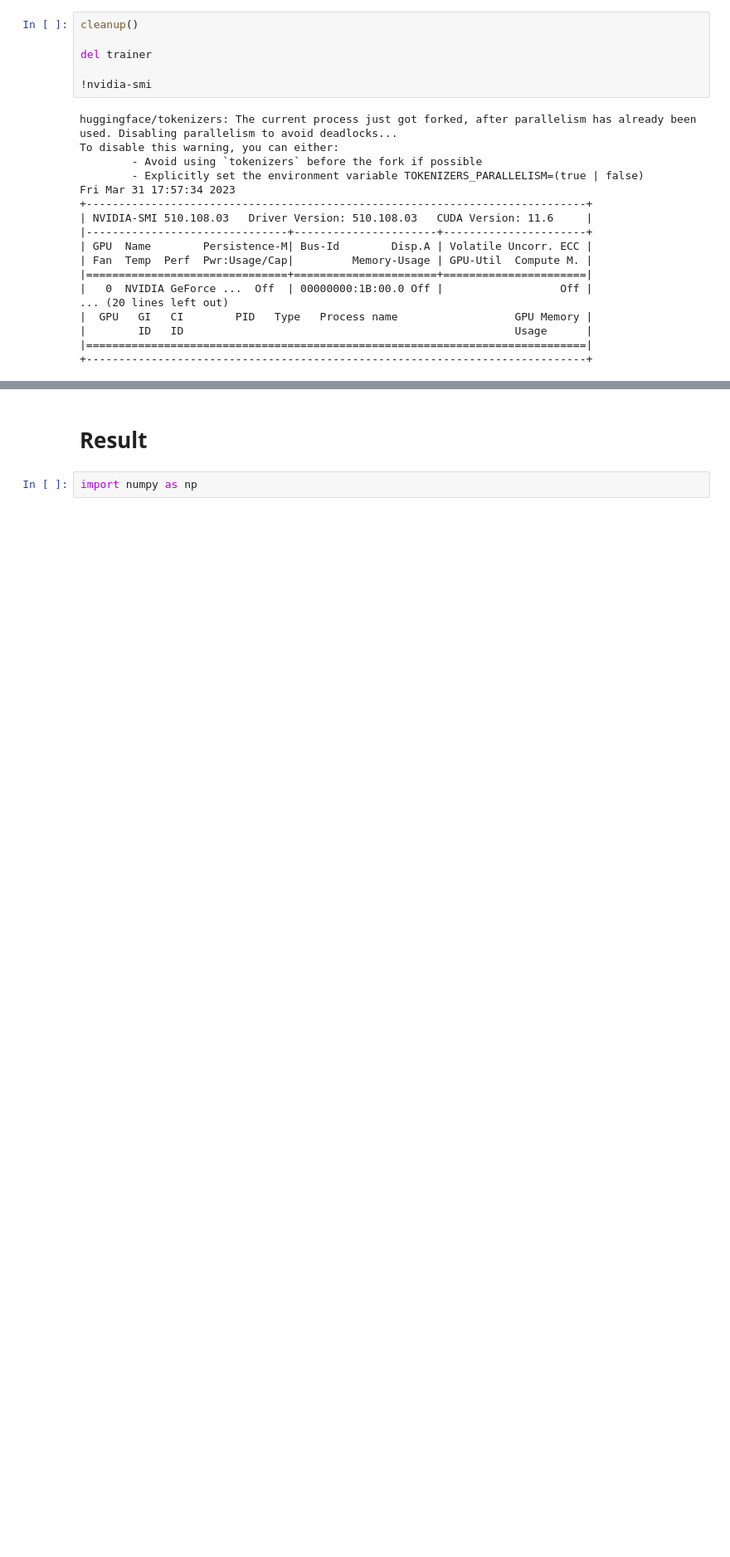
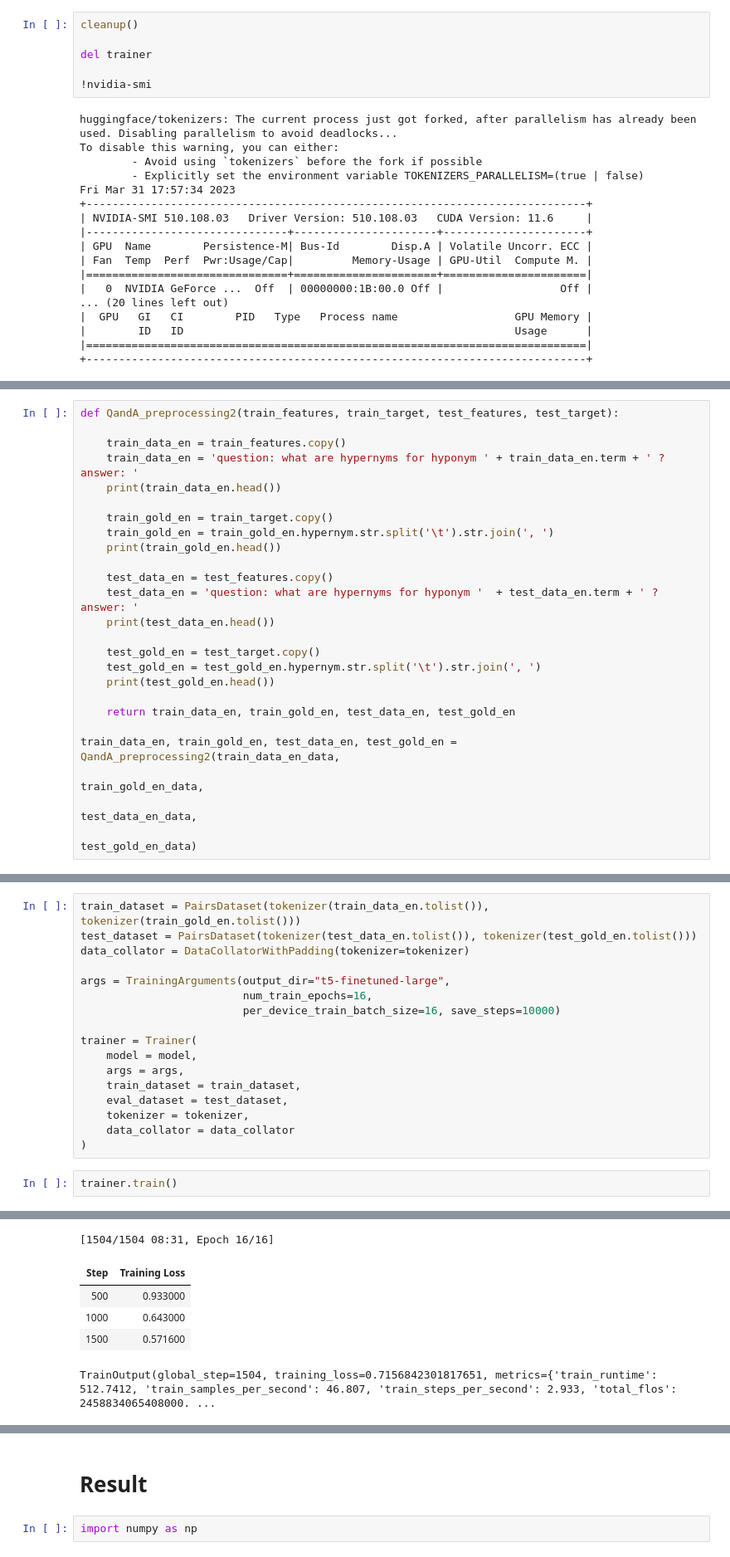
Before and after one commit to JuliaKudryavtseva/nlp, a Jupyter notebook: prefix/different_prefix.ipynb, the cells around one changed output, grey strips where cells are left out. Shown at 83% size. Saved outputs shown, nothing was run; the diff lists cells and outputs as text; blank space fills up the shorter version.

```diff
--- a/prefix/different_prefix.ipynb
+++ b/prefix/different_prefix.ipynb
@@ -797,0 +759,25 @@ Fri Mar 31 17:57:34 2023
+# %%
+def QandA_preprocessing2(train_features, train_target, test_features, test_target):
+
+    train_data_en = train_features.copy()
+    train_data_en = 'question: what are hypernyms for hyponym ' + train_data_en.term + ' ? answer: '
+    print(train_data_en.head())
+
+    train_gold_en = train_target.copy()
+    train_gold_en = train_gold_en.hypernym.str.split('\t').str.join(', ')
+    print(train_gold_en.head())
+
+    test_data_en = test_features.copy()
+    test_data_en = 'question: what are hypernyms for hyponym '  + test_data_en.term + ' ? answer: '
+    print(test_data_en.head())
+
+    test_gold_en = test_target.copy()
+    test_gold_en = test_gold_en.hypernym.str.split('\t').str.join(', ')
+    print(test_gold_en.head())
+
+    return train_data_en, train_gold_en, test_data_en, test_gold_en
+
+train_data_en, train_gold_en, test_data_en, test_gold_en = QandA_preprocessing2(train_data_en_data,
+                                                                                 train_gold_en_data,
+                                                                                 test_data_en_data,
+                                                                                 test_gold_en_data)
@@ -797,0 +802,20 @@ Fri Mar 31 17:57:34 2023
+# %%
+train_dataset = PairsDataset(tokenizer(train_data_en.tolist()), tokenizer(train_gold_en.tolist()))
+test_dataset = PairsDataset(tokenizer(test_data_en.tolist()), tokenizer(test_gold_en.tolist()))
+data_collator = DataCollatorWithPadding(tokenizer=tokenizer)
+
+args = TrainingArguments(output_dir="t5-finetuned-large",
+                         num_train_epochs=16,
+                         per_device_train_batch_size=16, save_steps=10000)
+
+trainer = Trainer(
+    model = model,
+    args = args,
+    train_dataset = train_dataset,
+    eval_dataset = test_dataset,
+    tokenizer = tokenizer,
+    data_collator = data_collator
+)
+# %%
+trainer.train()
+# %% [output]
@@ -797,0 +823,6 @@ Fri Mar 31 17:57:34 2023
+[1504/1504 08:31, Epoch 16/16]
+| Step | Training Loss |
+| 500 | 0.933000 |
+| 1000 | 0.643000 |
+| 1500 | 0.571600 |
+TrainOutput(global_step=1504, training_loss=0.7156842301817651, metrics={'train_runtime': 512.7412, 'train_samples_per_second': 46.807, 'train_steps_per_second': 2.933, 'total_flos': 2458834065408000. ...
```
Also changed, not shown: parts of 20 cells of this notebook, 15 other files.
